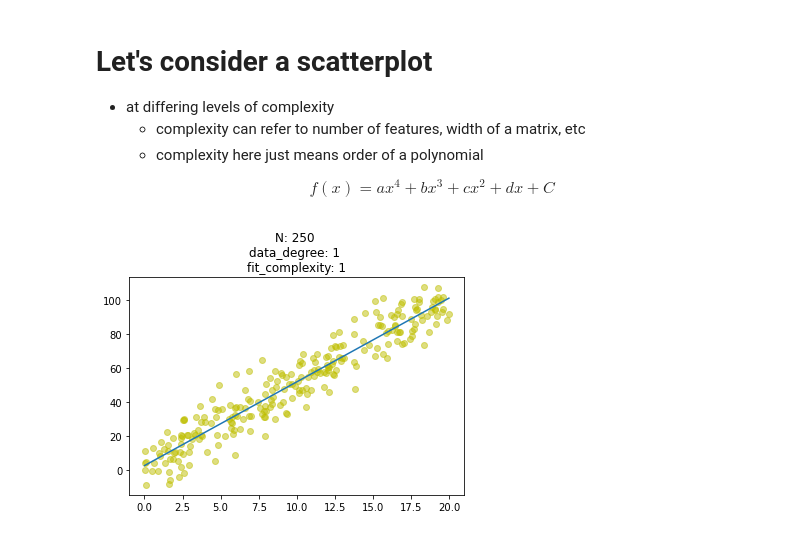
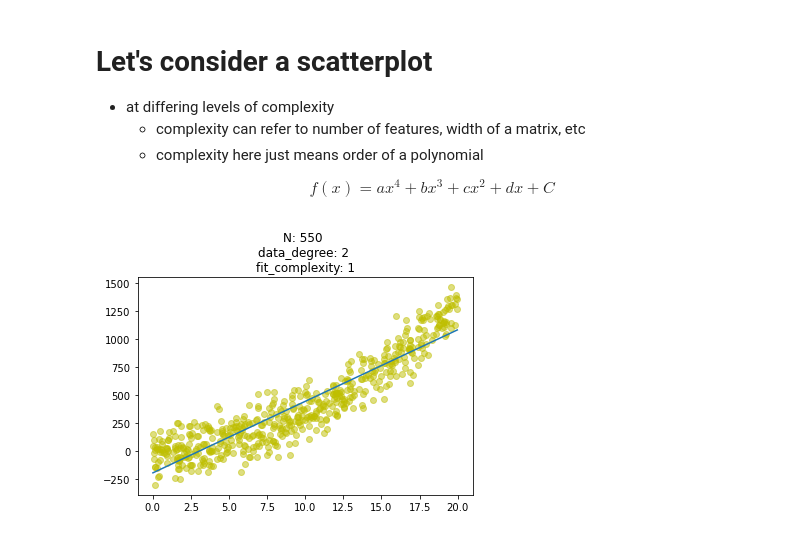
Before and after one commit to MnemoSemiotic/prem_prep_sep08, a Jupyter notebook: stats/07_crossval_intuition/simple_crossval_and_ml_intuition.ipynb, the cells around one changed output. Cells and saved outputs as stored; diff of their text form; code cells hidden in the pictures.

```diff
--- a/stats/07_crossval_intuition/simple_crossval_and_ml_intuition.ipynb
+++ b/stats/07_crossval_intuition/simple_crossval_and_ml_intuition.ipynb
@@ -38,32 +38,32 @@ def plot_scatter_fit(num_samps=50, fit_complexity=1, degree=1):
     # help us draw a fit line
     fit = np.polyfit(x, y, 1)
     fit_fn = np.poly1d(fit)
 
 
     # get scatter range
     y_val_range = np.ptp(y)
 
 
     # add gaussian noise
     y = [pt + np.random.normal(loc=0.0, scale=((1./10.)*y_val_range))
          for pt in y]
 
 
     # line that we draw
     fit_complexity_ = fit_complexity
     regr = np.poly1d(np.polyfit(x, y, fit_complexity_))(np.unique(x))
 
 
     # plot
     plt.title('N: {} \n'.format(N) + \
               'data_degree: {} \n'.format(degree) + \
               'fit_complexity: {}'.format(fit_complexity))
 
     plt.scatter(x, y, c='y', alpha=0.5)
     plt.plot(np.unique(x), regr)
 
     plt.show
 
-plot_scatter_fit(num_samps=250, fit_complexity=1, degree=1)
+plot_scatter_fit(num_samps=550, fit_complexity=1, degree=2)
 # %% [output]
-[figure, old version]
+[figure, new version]
```
